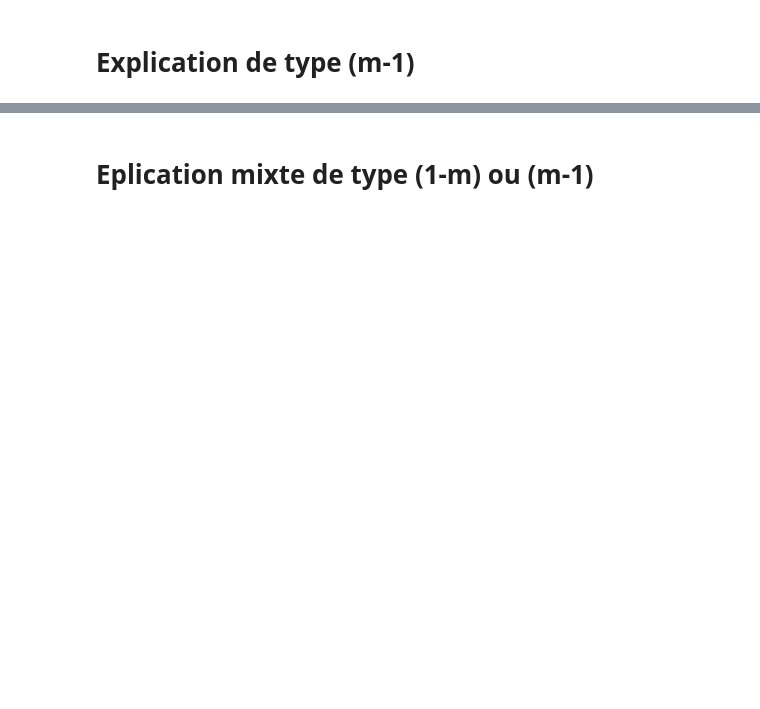
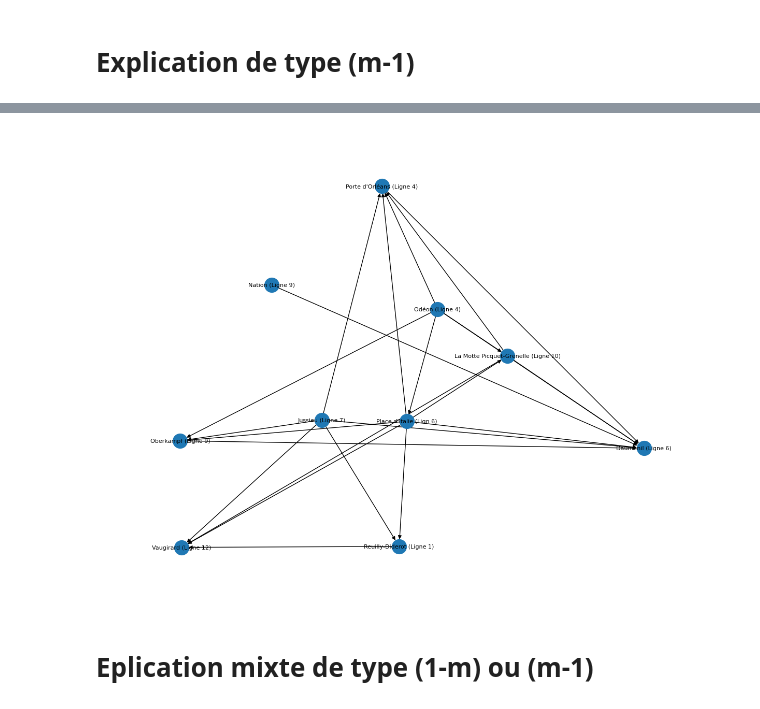
Before and after one commit to chrissbsh/Projet, a Jupyter notebook: tp_RATP.ipynb, the cells around one changed output, grey strips where cells are left out. Saved outputs shown, nothing was run; the diff lists cells and outputs as text; code cells hidden in the pictures; blank space fills up the shorter version.

```diff
--- a/tp_RATP.ipynb
+++ b/tp_RATP.ipynb
@@ -143,90 +191,90 @@ Pour chaque paire de station, on effectue une analyse (1-m) pour vérifier l'exi
 # %%
-def analyse_m_1(data, weights,u, v, print_details=True):
-    """
-    Réalise une analyse (m-1) de la paire u, v
+def compare_m_1(station_1, station_2):
 
-    Args:
-        data (pd.DataFrame): Données des candidats
-        weights (dict): Poids des critères
-        u (str): Nom du candidat u
-        v (str): Nom du candidat v
-        print_details (bool): Indique si les détails doivent être affichés
-    """
+    # DONNÉES (Comparaison 1 > 2)
+    station_1 = get_station(station_1)
+    station_2 = get_station(station_2)
 
+    # Calcul des contributions (deltas)
     deltas = {}
     for k in weights:
-        deltas[k] = weights[k] * (data.loc[u, k] - data.loc[v, k])
+        deltas[k] = weights[k] * (station_1[k] - station_2[k])
 
     pros = [k for k, v in deltas.items() if v > 0]
     cons = [k for k, v in deltas.items() if v < 0]
 
-    if print_details:
-        print(f"Arguments Pour (Pros) : {pros}")
-        print(f"Arguments Contre (Cons) : {cons}")
+    print(f"Comparaison {station_1} > {station_2}")
+    print(f"Arguments Pour (Pros) : {pros}")
+    print(f"Arguments Contre (Cons) : {cons}")
+    print(f"Deltas : {deltas}")
 
-    # MODÉLISATION GUROBI
+    # MODÉLISATION GUROBI (m-1)
     m = Model("Explication_m_1")
 
-    # Variables de décision UNIQUEMENT x
-    # x[p, c] = 1 si l'argument Pro 'p' est couvert par l'argument Con 'c'
+    # Variables de décision x[p, c]
+    # x[p, c] = 1 si l'argument Pro 'p' est utilisé pour couvrir l'argument Con 'c'
     x = m.addVars(pros, cons, vtype=GRB.BINARY, name="x")
 
     m.update()
 
     # CONTRAINTES
 
-    # A. Couverture complète : Chaque Pro doit être couvert par exactement un Con
+    # 1. Disjonction des Pros : Chaque Pro peut être utilisé au plus une fois
     for p in pros:
-        m.addConstr(quicksum(x[p, c] for c in cons) == 1, name=f"Cover_{p}")
+        m.addConstr(quicksum(x[p, c] for c in cons) <= 1, name=f"Unique_{p}")
 
-    # B. Validité du Trade-off
+    # 2. Validité des Trade-offs : Chaque Con 'c' doit être compensé par un groupe de Pros
     # Formule : Delta_c + Somme(Delta_p * x_pc) >= epsilon
-    # Si c est utilisé, cela vérifie que le trade-off est négatif suffisant.
     epsilon = 0.001
 
     for c in cons:
-        # Note: deltas[c] est négatif ici
-        m.addConstr(deltas[c] + quicksum(deltas[p] * x[p, c] for p in pros) >= epsilon, name=f"Valid_{c}")
+        # Note: deltas[c] est négatif
+        m.addConstr(deltas[c] + quicksum(deltas[p] * x[p, c] for p in pros) >= epsilon, name=f"Valid_Group_for_{c}")
 
-    # RÉSOLUTION
+    # Fonction Objectif : Ici on cherche juste la faisabilité (Objectif constant)
+    m.setObjective(0, GRB.MINIMIZE)
+
+    # Paramétrage
     m.params.outputflag = 0
     m.optimize()
 
-    # ANALYSE
-    if print_details:
-        print("-" * 30)
+    # ANALYSE DES RÉSULTATS
+    print("-" * 30)
     if m.status == GRB.OPTIMAL:
-        if print_details:
-            print("Résultat : Une explication de type (m-1) existe !\n")
+        print("Résultat : Une explication de type (m-1) existe !\n")
 
-        # On itère sur les Cons et on vérifie s'ils ont des Pros assignés
+        # Pour chaque Con, on affiche les Pros qui le couvrent
         for c in cons:
-            covered_pros = [p for p in pros if x[p, c].x > 0.5]
+            assigned_pros = [p for p in pros if x[p, c].x > 0.5]
 
-            # Si la liste n'est pas vide, c'est que ce Con fait partie de l'explication
-            if covered_pros:
-                net_value = deltas[c] + sum(deltas[p] for p in covered_pros)
-                if print_details:
-                    print(f"Groupe dirigé contre {c} ({deltas[c]}) :")
-                    print(f"  -> Couvre : {covered_pros} (Poids cumulé Pros: {sum(deltas[p] for p in covered_pros)})")
-                    print(f"  -> Bilan net : +{net_value}")
+            sum_pros = sum(deltas[p] for p in assigned_pros)
+            net_value = deltas[c] + sum_pros
+
+            print(f"Argument Contre {c} ({deltas[c]}) compensé par :")
+            print(f"  -> Pros : {assigned_pros} (Cumul Pros: +{sum_pros})")
+            print(f"  -> Bilan net : +{net_value}")
+            print("")
 
         return True
 
     elif m.status == GRB.INFEASIBLE:
-        if print_details:
-            print("Résultat : INFEASIBLE (Certificat de non-existence).")
+        print("Résultat : INFEASIBLE (Pas d'explication de type (m-1)).")
 
         return False
 
+
+stations_graph_m_1 = stations_graph.copy()
 for u in data.index:
     for v in data.index:
         if u == v:
             continue
 
         print(f"\nAnalyse (m-1) pour la paire ({u} > {v}) :")
-        res = analyse_m_1(data, weights, u, v)
+        res = compare_m_1(u, v)
 
-        resultats[(u, v)] = resultats.get((u, v), False) or res
+        if res:
+            stations_graph_m_1.add_edge(u, v)
+
+show_stations_graph(stations_graph_m_1)
 # %% [output]
 Analyse (m-1) pour la paire (Odéon (Ligne 4) > Place d'Italie (Lign 6)) :
@@ -249,2 +297,3 @@ Résultat : INFEASIBLE (Certificat de non-existence).
+[figure, added]
 # %% [markdown]
 # Eplication mixte de type (1-m) ou (m-1)
```
Also changed, not shown: parts of 11 cells of this notebook.
